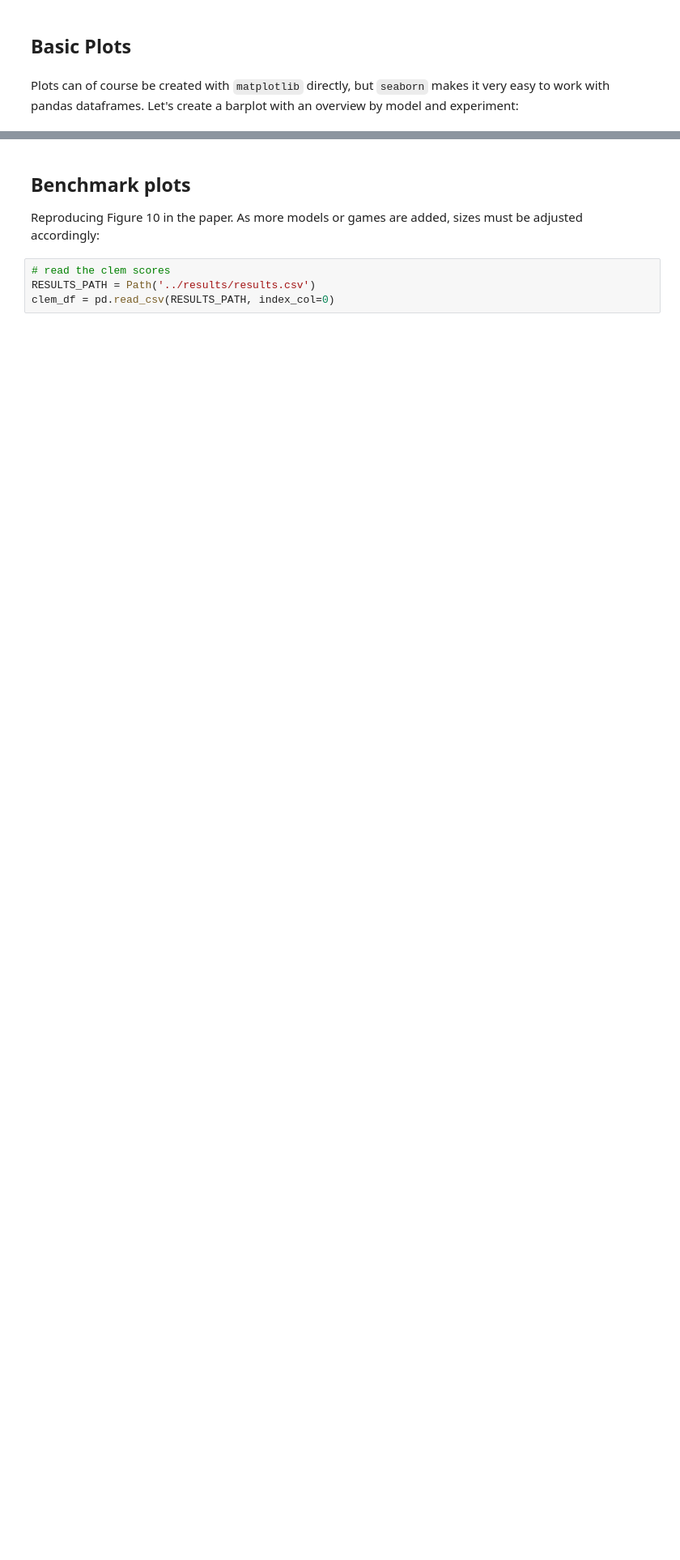
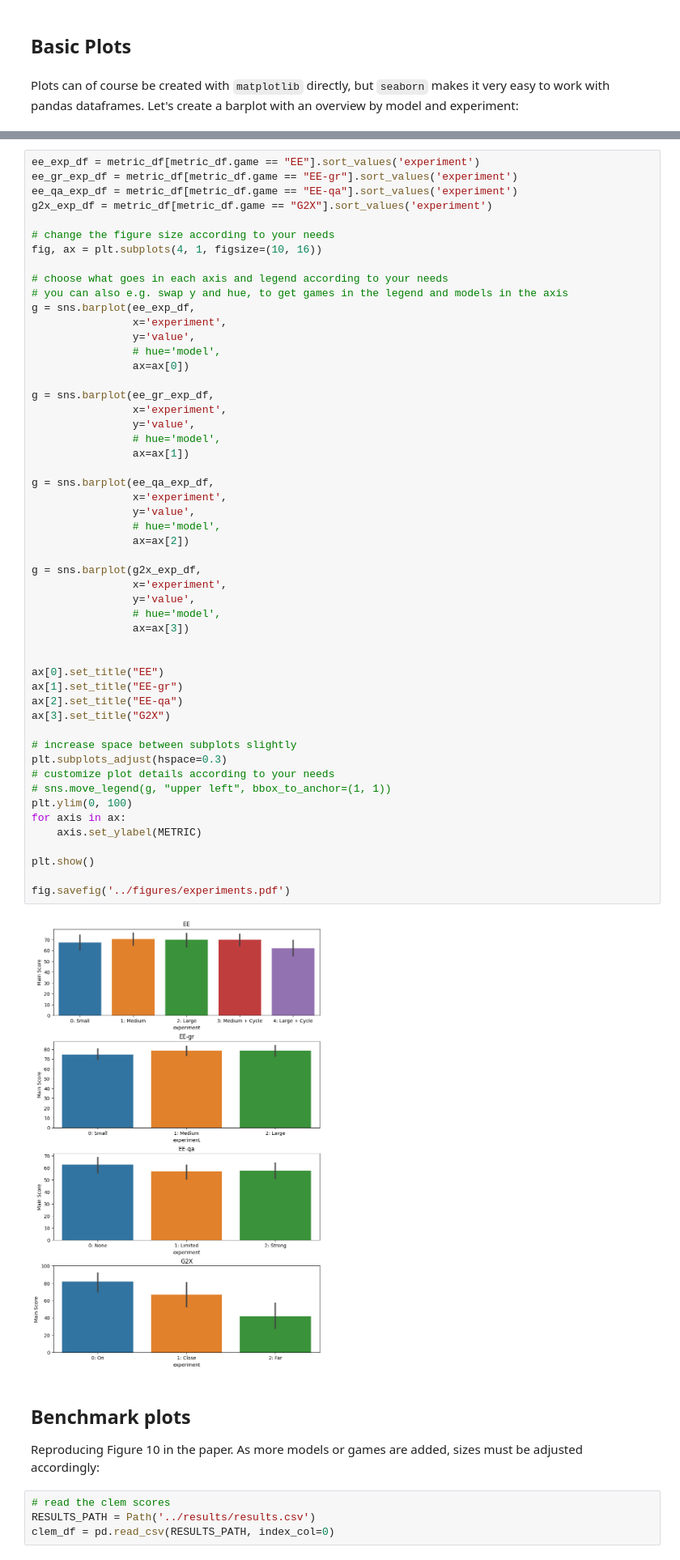
Before and after one commit to yanweiser/clembench, a Jupyter notebook: docs/howto_evaluate.ipynb, the cells around one changed output, grey strips where cells are left out. Shown: that part at 81% size. Cells and saved outputs as stored; diff of their text form; blank space fills up the shorter version.

```diff
--- a/docs/howto_evaluate.ipynb
+++ b/docs/howto_evaluate.ipynb
@@ -145,3 +144,57 @@ plt.show()
+# %%
+ee_exp_df = metric_df[metric_df.game == "EE"].sort_values('experiment')
+ee_gr_exp_df = metric_df[metric_df.game == "EE-gr"].sort_values('experiment')
+ee_qa_exp_df = metric_df[metric_df.game == "EE-qa"].sort_values('experiment')
+g2x_exp_df = metric_df[metric_df.game == "G2X"].sort_values('experiment')
+
+# change the figure size according to your needs
+fig, ax = plt.subplots(4, 1, figsize=(10, 16))
+
+# choose what goes in each axis and legend according to your needs
+# you can also e.g. swap y and hue, to get games in the legend and models in the axis
+g = sns.barplot(ee_exp_df,
+                x='experiment',
+                y='value',
+                # hue='model',
+                ax=ax[0])
+
+g = sns.barplot(ee_gr_exp_df,
+                x='experiment',
+                y='value',
+                # hue='model',
+                ax=ax[1])
+
+g = sns.barplot(ee_qa_exp_df,
+                x='experiment',
+                y='value',
+                # hue='model',
+                ax=ax[2])
+
+g = sns.barplot(g2x_exp_df,
+                x='experiment',
+                y='value',
+                # hue='model',
+                ax=ax[3])
+
+
+ax[0].set_title("EE")
+ax[1].set_title("EE-gr")
+ax[2].set_title("EE-qa")
+ax[3].set_title("G2X")
+
+# increase space between subplots slightly
+plt.subplots_adjust(hspace=0.3)
+# customize plot details according to your needs
+# sns.move_legend(g, "upper left", bbox_to_anchor=(1, 1))
+plt.ylim(0, 100)
+for axis in ax:
+    axis.set_ylabel(METRIC)
+
+plt.show()
+
+fig.savefig('../figures/experiments.pdf')
+# %% [output]
+[figure, added]
 # %% [markdown]
 ## Benchmark plots
 
```
Also changed, not shown: parts of 10 cells of this notebook, 3 other files.
